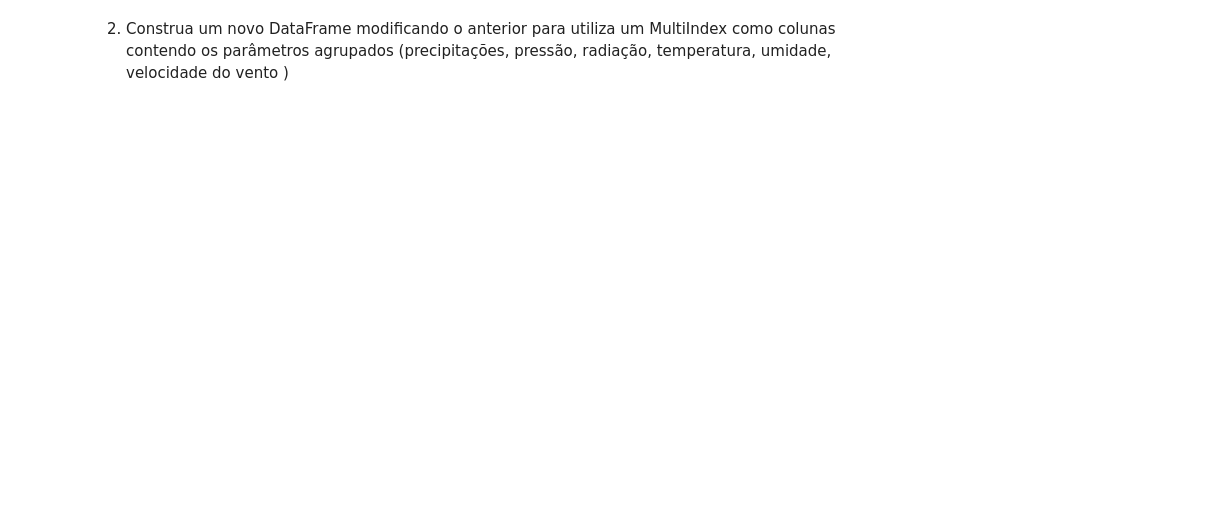
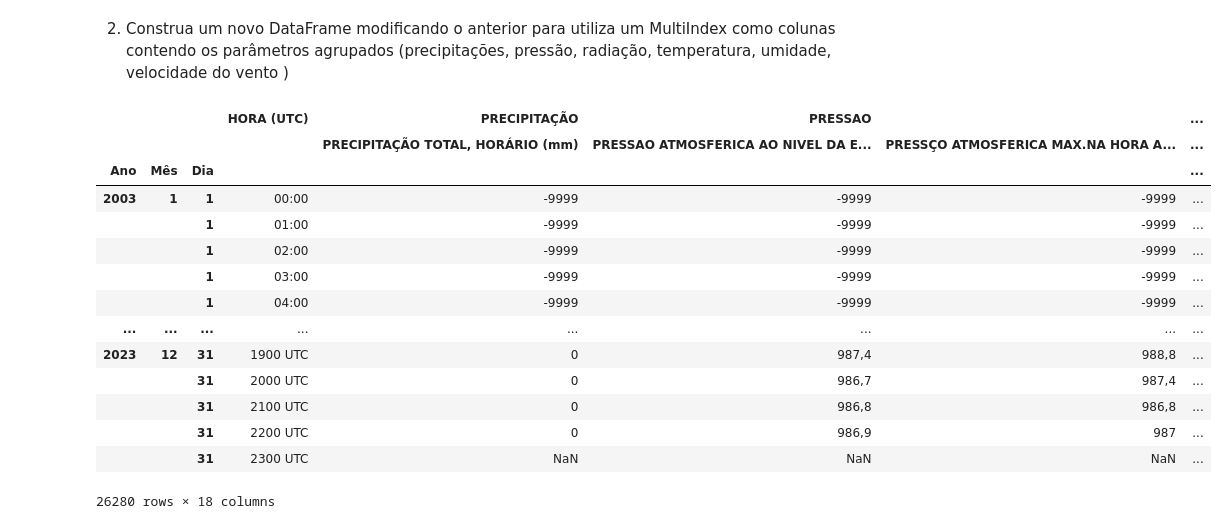
Before and after one commit to TrilhaPython/IP-P007, a Jupyter notebook: IP-P007.ipynb, the cells around one changed output. Saved outputs shown, nothing was run; the diff lists cells and outputs as text; code cells hidden in the pictures; blank space fills up the shorter version.

```diff
--- a/IP-P007.ipynb
+++ b/IP-P007.ipynb
@@ -114,2 +101,42 @@ df_concat
 # %% [markdown]
 2. Construa um novo DataFrame modificando o anterior para utiliza um MultiIndex como colunas contendo os parâmetros agrupados (precipitações, pressão, radiação, temperatura, umidade, velocidade do vento )
+# %%
+df_concat.columns.tolist()
+colunas = [('HORA (UTC)',''),
+ ('PRECIPITAÇÃO','PRECIPITAÇÃO TOTAL, HORÁRIO (mm)'),
+ ('PRESSAO','PRESSAO ATMOSFERICA AO NIVEL DA ESTACAO, HORARIA (mB)'),
+ ('PRESSAO','PRESSÇO ATMOSFERICA MAX.NA HORA ANT. (AUT) (mB)'),
+ ('PRESSAO','PRESSÇO ATMOSFERICA MIN. NA HORA ANT. (AUT) (mB)'),
+ ('RADIACAO','RADIACAO GLOBAL (KJ/mý)'),
+ ('TEMPERATURA','TEMPERATURA DO AR - BULBO SECO, HORARIA (øC)'),
+ ('TEMPERATURA','TEMPERATURA DO PONTO DE ORVALHO (øC)'),
+ ('TEMPERATURA','TEMPERATURA MµXIMA NA HORA ANT. (AUT) (øC)'),
+ ('TEMPERATURA','TEMPERATURA MÖNIMA NA HORA ANT. (AUT) (øC)'),
+ ('TEMPERATURA','TEMPERATURA ORVALHO MAX. NA HORA ANT. (AUT) (øC)'),
+ ('TEMPERATURA','TEMPERATURA ORVALHO MIN. NA HORA ANT. (AUT) (øC)'),
+ ('UMIDADE','UMIDADE REL. MAX. NA HORA ANT. (AUT) (%)'),
+ ('UMIDADE','UMIDADE REL. MIN. NA HORA ANT. (AUT) (%)'),
+ ('UMIDADE','UMIDADE RELATIVA DO AR, HORARIA (%)'),
+ ('VENTO','VENTO, DIRE\x80ÇO HORARIA (gr) (ø (gr))'),
+ ('VENTO','VENTO, RAJADA MAXIMA (m/s)'),
+ ('VENTO','VENTO, VELOCIDADE HORARIA (m/s)')]
+
+#tuples1 = [df_concat{'PRECIPITAÇÃO TOTAL, HORÁRIO (mm)'}],
+df_concat.columns = pd.MultiIndex.from_tuples(colunas)
+df_concat
+# %% [output]
+|  |  |  | HORA (UTC) | PRECIPITAÇÃO | PRESSAO |  | ... |
+|  |  |  |  | PRECIPITAÇÃO TOTAL, HORÁRIO (mm) | PRESSAO ATMOSFERICA AO NIVEL DA E... | PRESSÇO ATMOSFERICA MAX.NA HORA A... | ... |
+| Ano | Mês | Dia |  |  |  |  | ... |
+| 2003 | 1 | 1 | 00:00 | -9999 | -9999 | -9999 | ... |
+|  |  | 1 | 01:00 | -9999 | -9999 | -9999 | ... |
+|  |  | 1 | 02:00 | -9999 | -9999 | -9999 | ... |
+|  |  | 1 | 03:00 | -9999 | -9999 | -9999 | ... |
+|  |  | 1 | 04:00 | -9999 | -9999 | -9999 | ... |
+| ... | ... | ... | ... | ... | ... | ... | ... |
+| 2023 | 12 | 31 | 1900 UTC | 0 | 987,4 | 988,8 | ... |
+|  |  | 31 | 2000 UTC | 0 | 986,7 | 987,4 | ... |
+|  |  | 31 | 2100 UTC | 0 | 986,8 | 986,8 | ... |
+|  |  | 31 | 2200 UTC | 0 | 986,9 | 987 | ... |
+|  |  | 31 | 2300 UTC | NaN | NaN | NaN | ... |
+26280 rows × 18 columns
```
Also changed, not shown: parts of 4 cells of this notebook.
